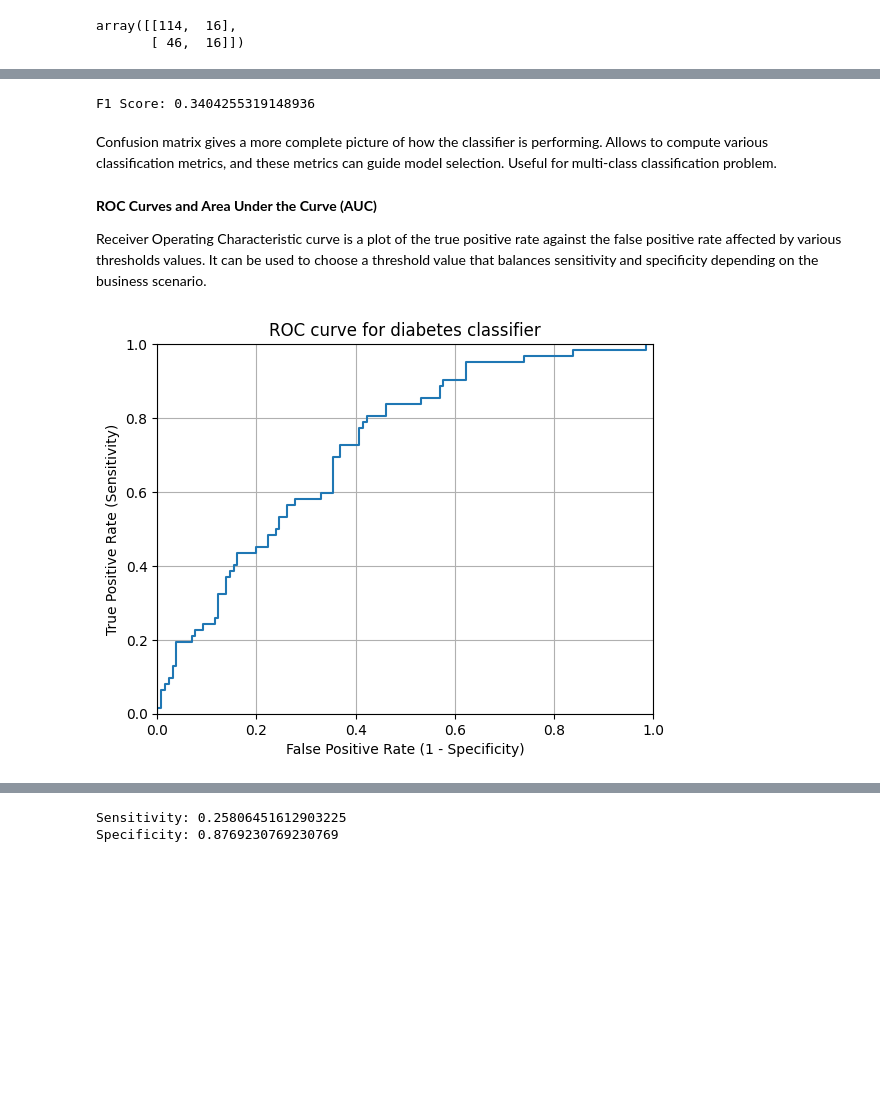
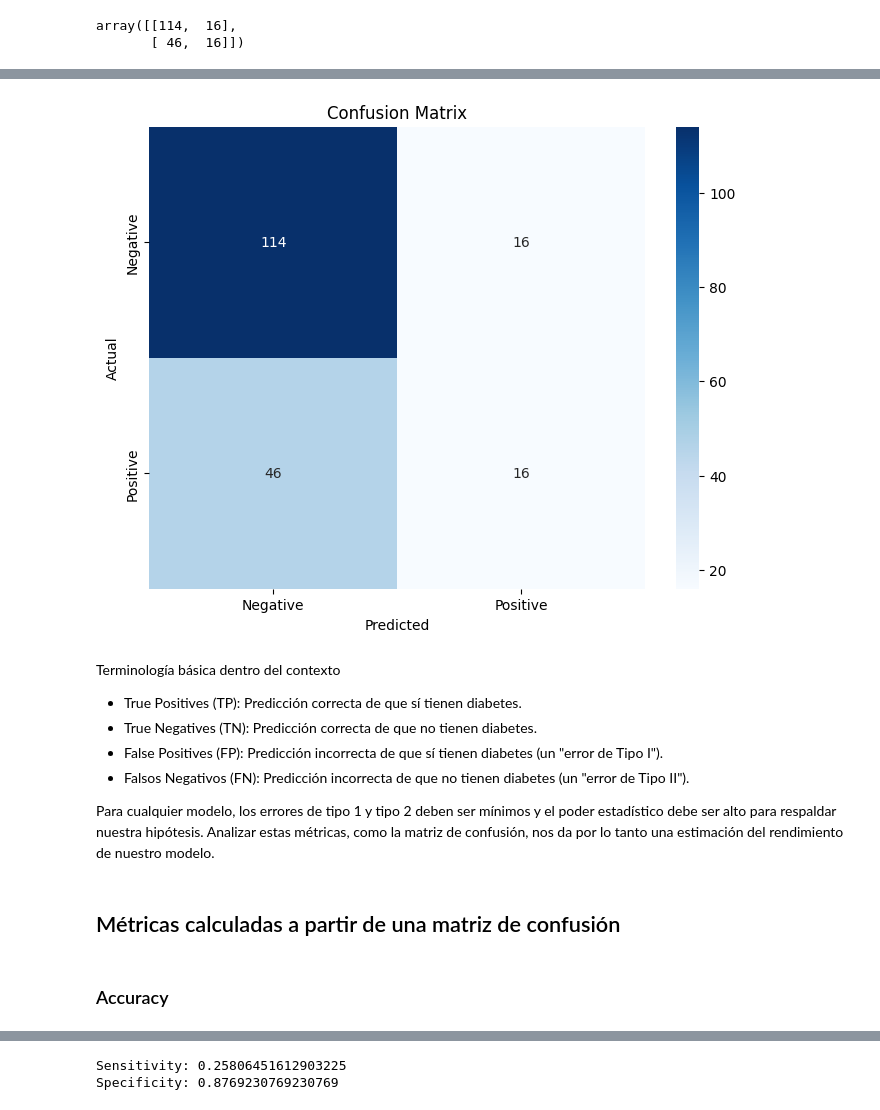
Before and after one commit to joseg20/Deep-Learning-Practical-Methodology, a Jupyter notebook: 01_perfomance_metrics.ipynb, the cells around one changed output, grey strips where cells are left out. Cells and saved outputs as stored; diff of their text form; code cells hidden in the pictures; blank space fills up the shorter version.

Commit message:
01 perfomance metrics update

```diff
--- a/01_perfomance_metrics.ipynb
+++ b/01_perfomance_metrics.ipynb
@@ -115,29 +161,0 @@ Precision 0.5
-# %%
-# F1 Score
-
-print("F1 Score:", (2 * (precision * recall) / (precision + recall)))
-# %% [output]
-F1 Score: 0.3404255319148936
-# %% [markdown]
-Confusion matrix gives a more complete picture of how the classifier is performing. Allows to compute various classification metrics, and these metrics can guide model selection. Useful for multi-class classification problem.
-# %% [markdown]
-
-**ROC Curves and Area Under the Curve (AUC)**
-
-Receiver Operating Characteristic curve is a plot of the true positive rate against the false positive rate affected by various thresholds values. It can be used to choose a threshold value that balances sensitivity and specificity depending on the business scenario.
-# %%
-# Convertir y_test a enteros
-y_test = y_test.astype(int)
-
-# Ahora puedes ejecutar el código para la curva ROC sin problemas
-y_pred_prob = logreg.predict_proba(X_test)[:, 1]
-fpr, tpr, thresholds = metrics.roc_curve(y_test, y_pred_prob)
-plt.plot(fpr, tpr)
-plt.xlim([0.0, 1.0])
-plt.ylim([0.0, 1.0])
-plt.title('ROC curve for diabetes classifier')
-plt.xlabel('False Positive Rate (1 - Specificity)')
-plt.ylabel('True Positive Rate (Sensitivity)')
-plt.grid(True)
-# %% [output]
-[figure, removed]
@@ -148,0 +162,30 @@ def evaluate_threshold(threshold):
+# %%
+# Crear etiquetas para los ejes
+class_names = ['Negative', 'Positive']
+
+# Crear el gráfico de calor de la matriz de confusión
+plt.figure(figsize=(8, 6))
+sns.heatmap(confusion, annot=True, fmt='g', cmap='Blues', xticklabels=class_names, yticklabels=class_names)
+
+# Añadir títulos y etiquetas
+plt.ylabel('Actual')
+plt.xlabel('Predicted')
+plt.title('Confusion Matrix')
+
+# Mostrar el gráfico
+plt.show()
+# %% [output]
+[figure, added]
+# %% [markdown]
+Terminología básica dentro del contexto
+
+* True Positives (TP): Predicción correcta de que sí tienen diabetes.
+* True Negatives (TN): Predicción correcta de que no tienen diabetes.
+* False Positives (FP): Predicción incorrecta de que sí tienen diabetes (un "error de Tipo I").
+* Falsos Negativos (FN): Predicción incorrecta de que no tienen diabetes (un "error de Tipo II").
+
+Para cualquier modelo, los errores de tipo 1 y tipo 2 deben ser mínimos y el poder estadístico debe ser alto para respaldar nuestra hipótesis. Analizar estas métricas, como la matriz de confusión, nos da por lo tanto una estimación del rendimiento de nuestro modelo.
+# %% [markdown]
+## Métricas calculadas a partir de una matriz de confusión
+# %% [markdown]
+### Accuracy
```
Also changed, not shown: parts of 70 cells of this notebook.
